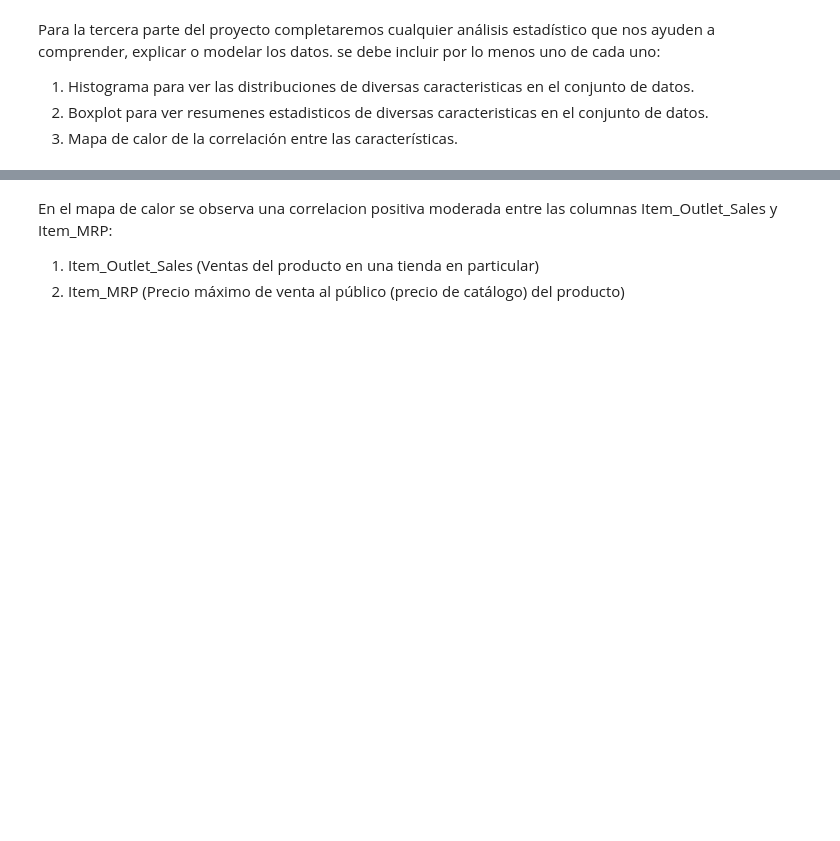
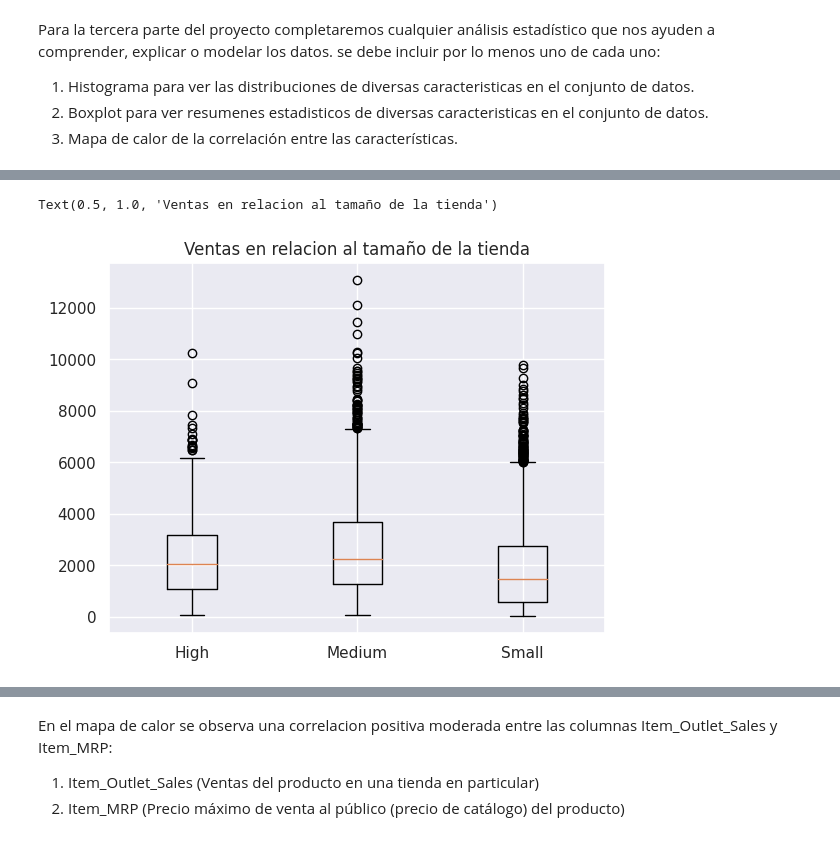
Before and after one commit to marce3-2140/sales-predictions, a Jupyter notebook: sales_predictions.ipynb, the cells around one changed output, grey strips where cells are left out. Cells and saved outputs as stored; diff of their text form; code cells hidden in the pictures; blank space fills up the shorter version.

```diff
--- a/sales_predictions.ipynb
+++ b/sales_predictions.ipynb
@@ -534,0 +551,10 @@ La grafica nos muestra una correlacion entre las ventas del producto y el precio
+# %%
+#Se muestra la relacion entre el tamaño de la tienda y las ventas de la tienda
+High = df.loc[df['Outlet_Size']=='High','Item_Outlet_Sales'].values
+Medium = df.loc[df['Outlet_Size']=='Medium','Item_Outlet_Sales'].values
+Small = df.loc[df['Outlet_Size']=='Small','Item_Outlet_Sales'].values
+plt.boxplot([High, Medium, Small], labels=['High', 'Medium', 'Small'])
+plt.title('Ventas en relacion al tamaño de la tienda')
+# %% [output]
+Text(0.5, 1.0, 'Ventas en relacion al tamaño de la tienda')
+[figure, added]
```
Also changed, not shown: parts of 33 cells of this notebook.
